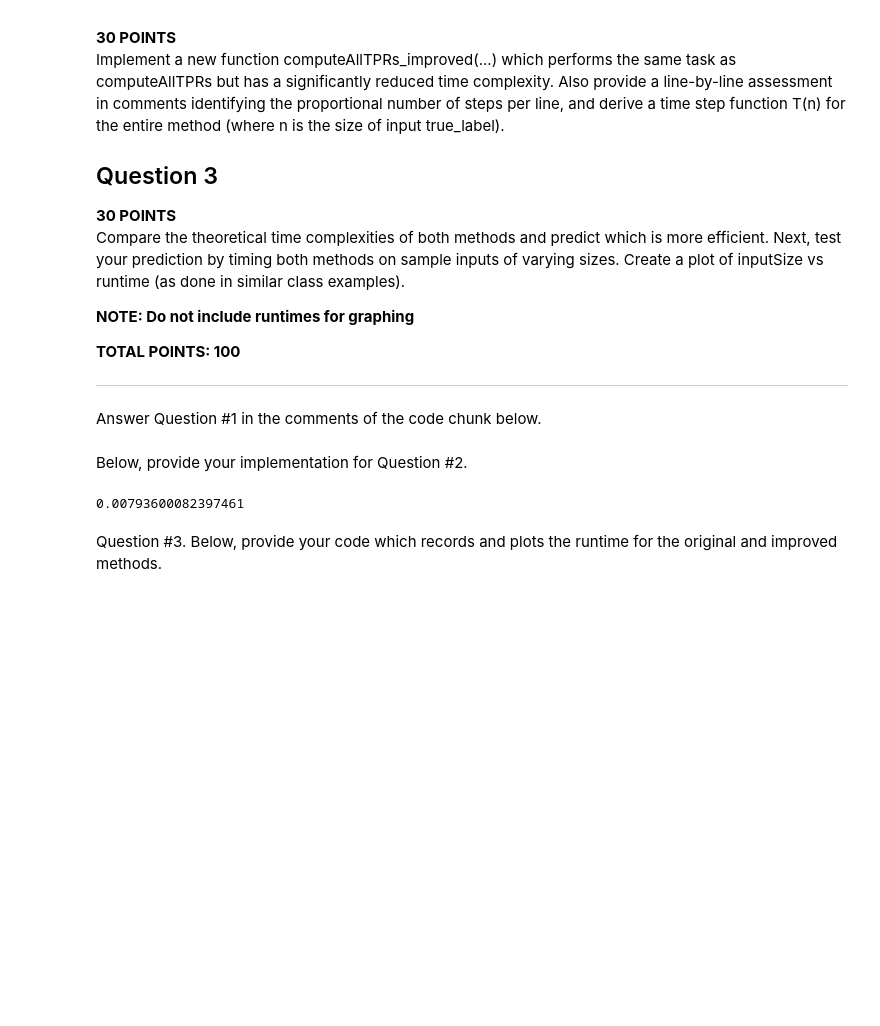
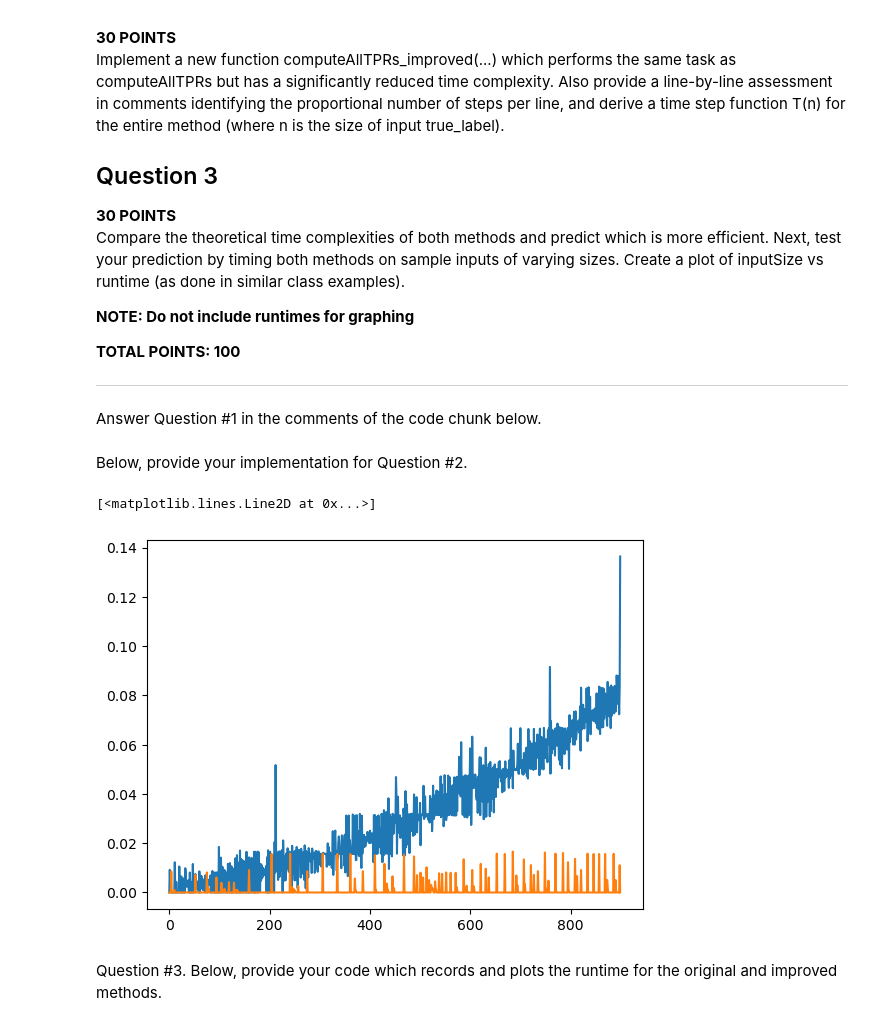
Before and after one commit to shroffr01/UVACODE, a Jupyter notebook: Foundations_CS/HW1_sortFirst.ipynb, the cells around one changed output. Saved outputs shown, nothing was run; the diff lists cells and outputs as text; code cells hidden in the pictures; blank space fills up the shorter version.

```diff
--- a/Foundations_CS/HW1_sortFirst.ipynb
+++ b/Foundations_CS/HW1_sortFirst.ipynb
@@ -82,11 +84,12 @@ def computeAllTPRs(true_label, confs):
           # T(n) = O(1) + O(n) + O(n^2) + O(1) + O(1)
           # T(n) = O(n^2)
 # %%
-def testComputeAllTPRs(numSamples):
+def testComputeAllTPRs1(numSamples):
 
   confList = [] # O(1)
   labels = [] # O(1)
   maxVal = 10000 # O(1)
+
   for i in range(0,numSamples): # O(n)
     n = random.randint(1,maxVal) # O(1)
     confList.append(n/maxVal) # O(1)
@@ -96,4 +99,4 @@ def testComputeAllTPRs(numSamples):
       lab = 0 # O(1)
     labels.append(lab) # O(1)
 
-  computeAllTPRs(labels, deepcopy(confList))  # Why a deepcopy here?
+  computeAllTPRs1(labels, deepcopy(confList))  # Why a deepcopy here?
@@ -150,9 +146,46 @@ def computeAllTPRs(true_label, confs):
           # T(n) = 10 * O(1) + O(n log n) + O(n) + O(1) + 1 * O(1) + O(1) + 1 * O(1)
           # T(n) = O(1) + O(n log n) + O(n)
           # T(n) = O(n log n)
-# %%
-testComputeAllTPRs(100000)
-# %% [output]
-0.00793600082397461
+# %%
+def testComputeAllTPRs2(numSamples):
+
+  confList = [] # O(1)
+  labels = [] # O(1)
+  maxVal = 10000 # O(1)
+
+  for i in range(0,numSamples): # O(n)
+    n = random.randint(1,maxVal) # O(1)
+    confList.append(n/maxVal) # O(1)
+    if n/maxVal > .5: # O(1)
+      lab = 1 # O(1) # O(1)
+    else: # O(1)
+      lab = 0 # O(1)
+    labels.append(lab) # O(1)
+
+  computeAllTPRs2(labels, deepcopy(confList))  # Why a deepcopy here?
+# %%
+runtime_list1 = []
+
+for i in range(100,1000):
+    start = time.time()
+    testComputeAllTPRs1(i)
+    end = time.time()
+    runtime_list1.append(end-start)
+# %%
+runtime_list2 = []
+
+for i in range(100,1000):
+    start = time.time()
+    time_to_run = testComputeAllTPRs2(i)
+    end = time.time()
+    runtime_list2.append(end-start)
+# %%
+import matplotlib.pyplot as plt
+
+plt.plot(runtime_list1, label='line1')
+plt.plot(runtime_list2, label='line2')
+# %% [output]
+[<matplotlib.lines.Line2D at 0x...>]
+[figure, added]
 # %% [markdown]
 Question #3. Below, provide your code which records and plots the runtime for the original and improved methods.
```
Also changed, not shown: parts of 3 cells of this notebook.
